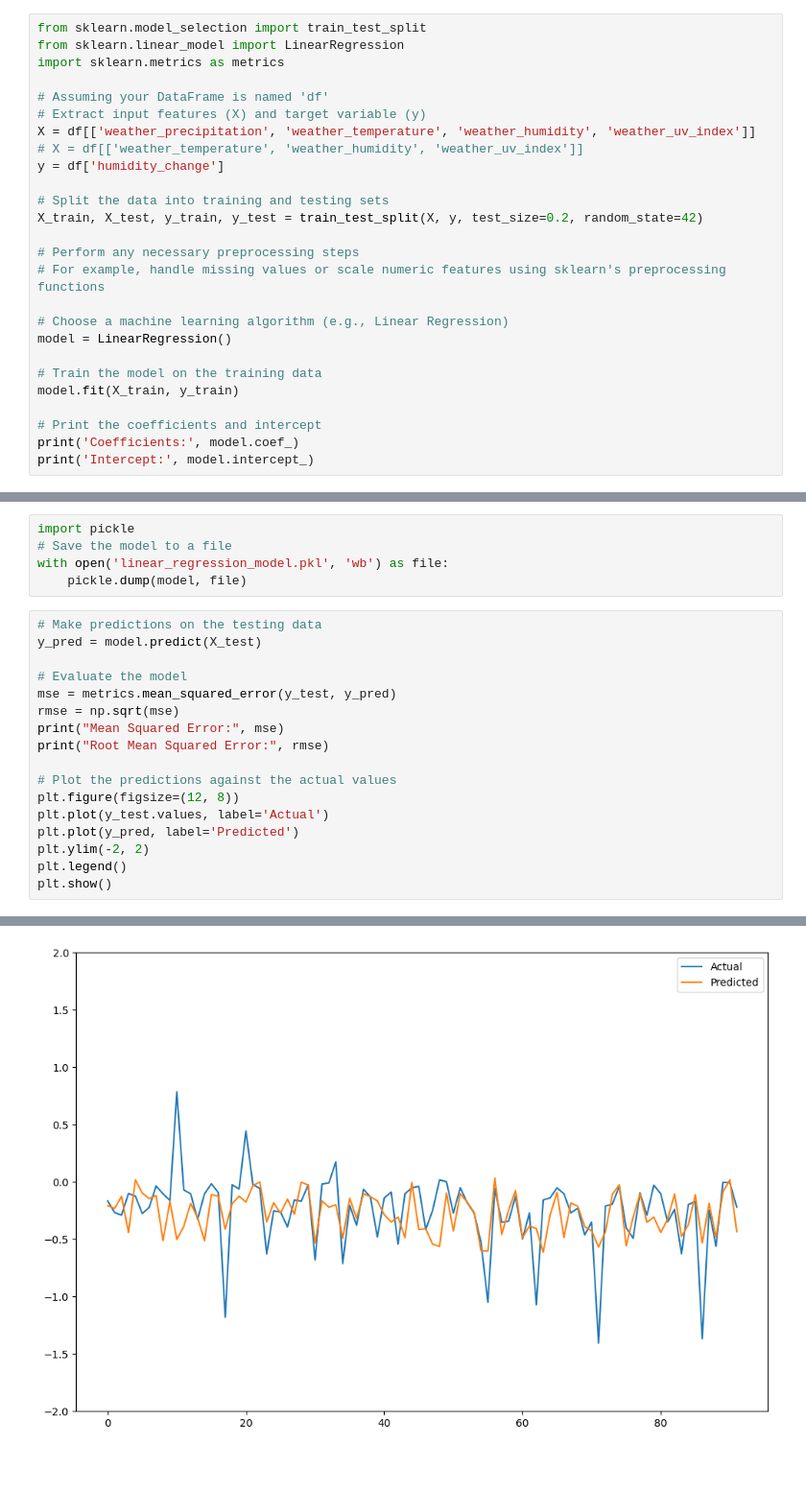
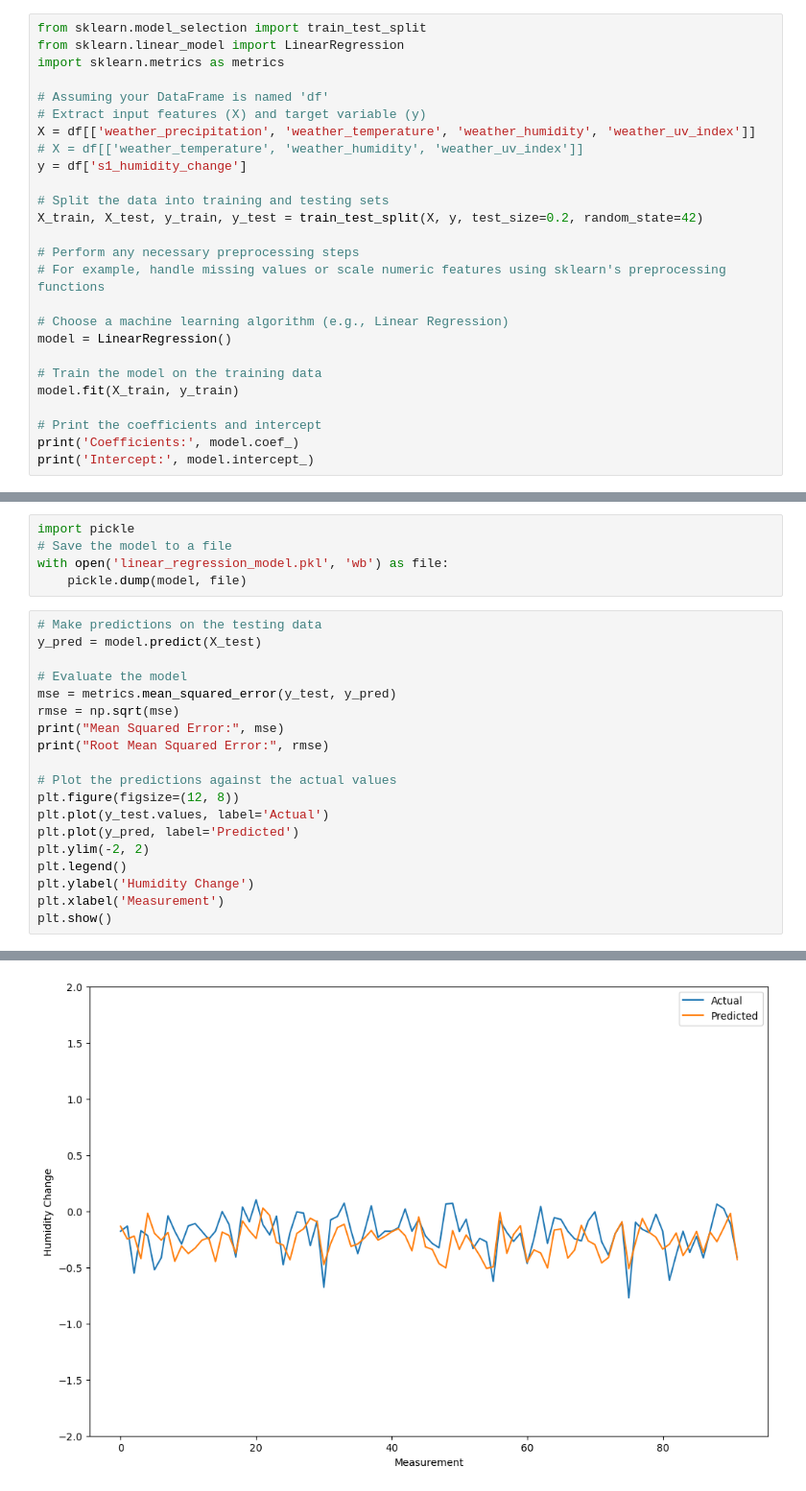
Before and after one commit to Niklas-Mezynski/fontys-individual-study-data-analysis, a Jupyter notebook: eda_second.ipynb, the cells around one changed output, grey strips where cells are left out. Shown at 96% size. Saved outputs shown, nothing was run; the diff lists cells and outputs as text; blank space fills up the shorter version.

```diff
--- a/eda_second.ipynb
+++ b/eda_second.ipynb
@@ -312,7 +312,7 @@ import sklearn.metrics as metrics
 # Extract input features (X) and target variable (y)
 X = df[['weather_precipitation', 'weather_temperature', 'weather_humidity', 'weather_uv_index']]
 # X = df[['weather_temperature', 'weather_humidity', 'weather_uv_index']]
-y = df['humidity_change']
+y = df['s1_humidity_change']
 
 # Split the data into training and testing sets
 X_train, X_test, y_train, y_test = train_test_split(X, y, test_size=0.2, random_state=42)
@@ -353,5 +353,7 @@ plt.plot(y_test.values, label='Actual')
 plt.plot(y_pred, label='Predicted')
 plt.ylim(-2, 2)
 plt.legend()
+plt.ylabel('Humidity Change')
+plt.xlabel('Measurement')
 plt.show()
 # %% [output]
@@ -360,4 +362,4 @@ Root Mean Squared Error: 0.289888627430823
-[figure, old version]
+[figure, new version]
 # %%
 
 rand_idx = np.random.randint(0, len(y_pred))
```
Also changed, not shown: parts of 3 cells of this notebook, 2 other files.
